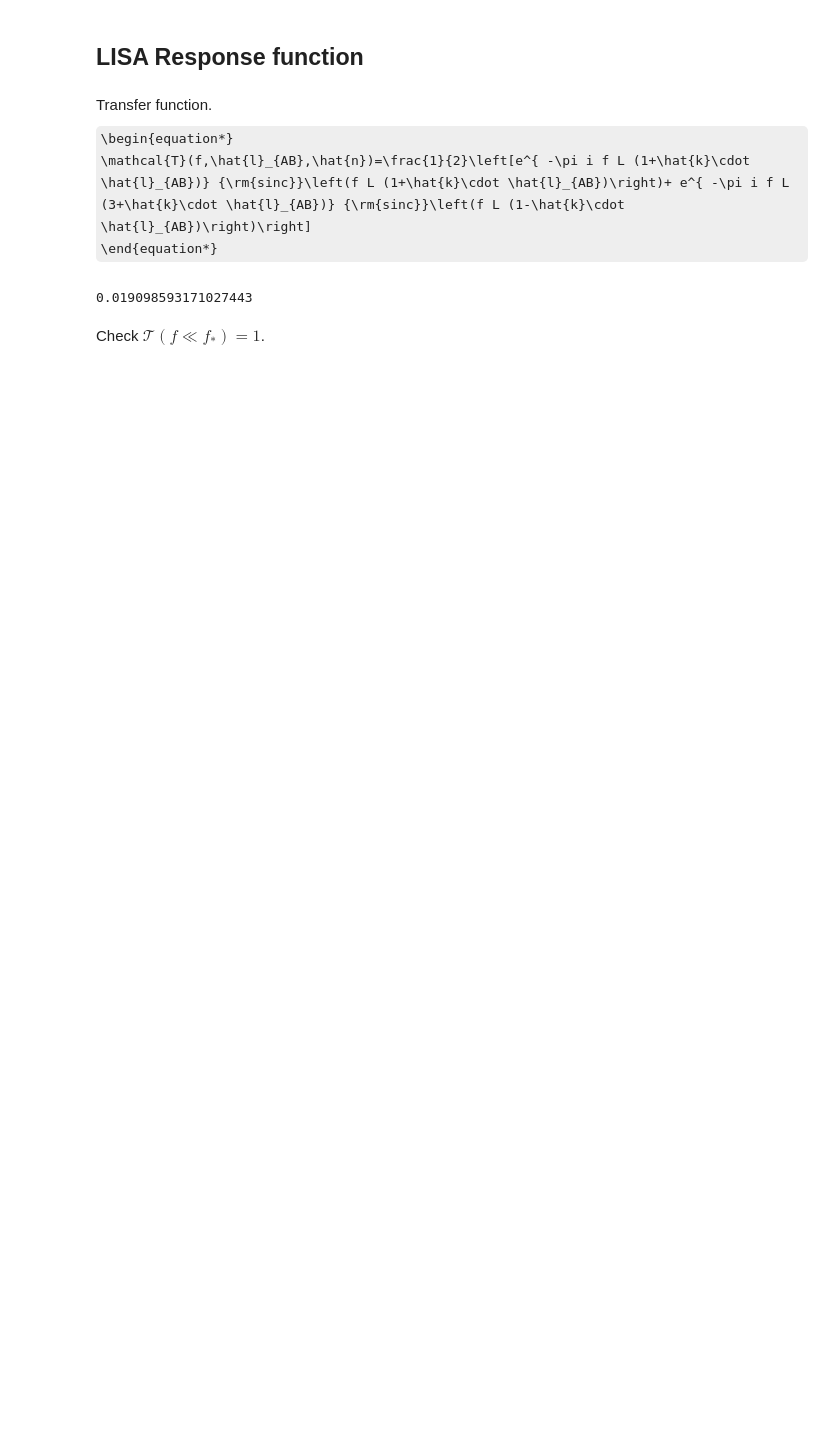
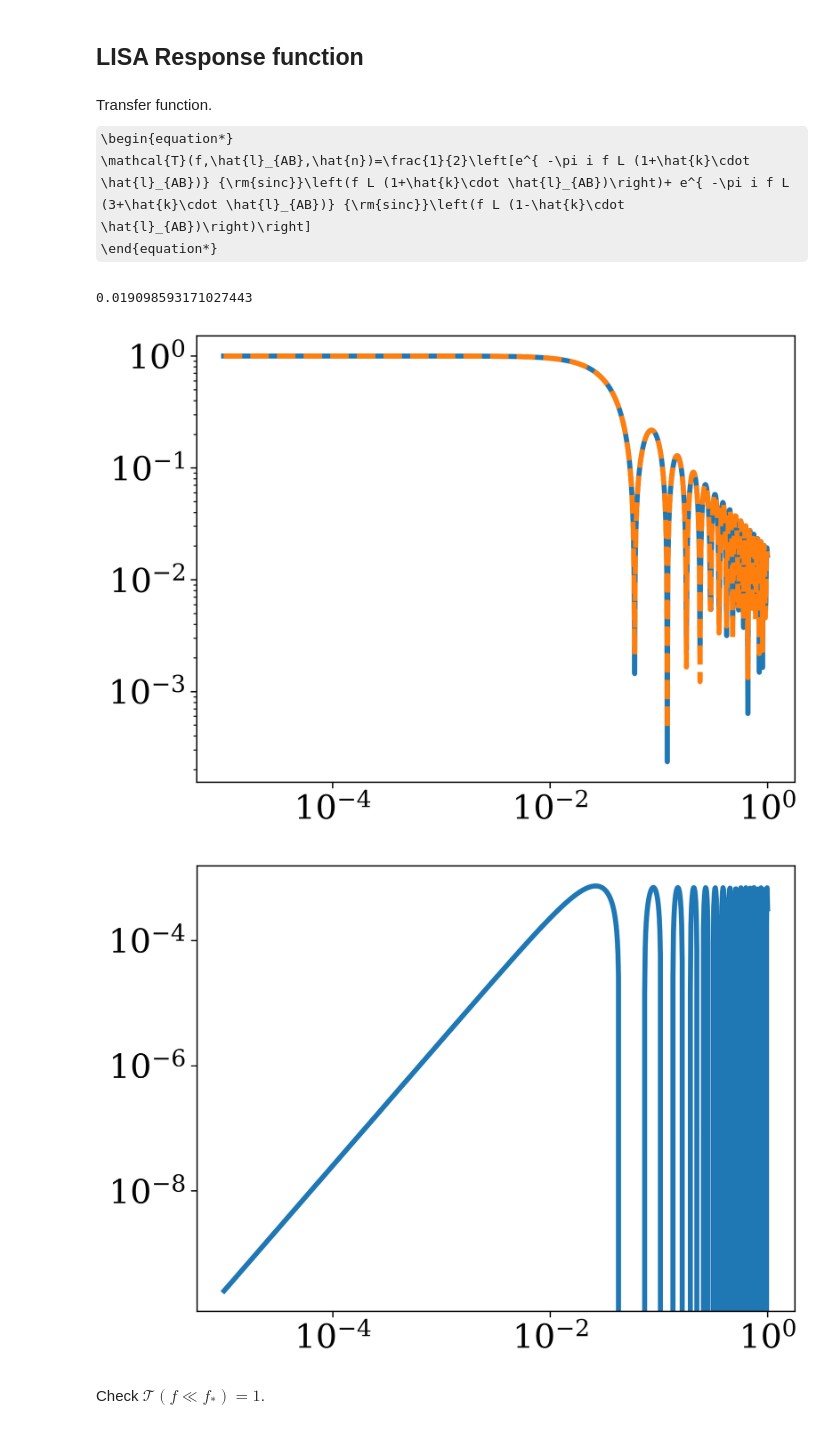
Before and after one commit to ilariacaporali/GWBird, a Jupyter notebook: LISA_angular_response.ipynb, the cells around one changed output. Drawn from its saved outputs; the diff is of its cells as text; code cells hidden in the pictures; some formulas as TeX source; blank space fills up the shorter version.

```diff
--- a/LISA_angular_response.ipynb
+++ b/LISA_angular_response.ipynb
@@ -78,6 +87,48 @@ def F_cal (l,Omega,f_vec,f_star):
 print(3e8/(2*np.pi*2.5e9))
 # %% [output]
 0.019098593171027443
+# %%
+# check the transfer function
+
+# Build the transfer function
+def F(l,Omega,f_vec,f_star):
+    inner = np.einsum('i,i',l,Omega)
+    return 1/2 * (  np.sinc(f_vec/2/np.pi/f_star * (1-inner)) * np.exp(-1j*f_vec/2/f_star * (3+inner))\
+                                    + np.sinc(f_vec/2/np.pi/f_star * (1+inner)) * np.exp(-1j*f_vec/2/f_star * (1+inner)))
+
+Omega_local = np.round(np.array([np.cos(0)*np.sin(0),np.sin(0)*np.sin(0),np.cos(0)]),20)
+
+f = np.logspace(-5,0,1000)
+f_star = c/2/np.pi/L # [Hz]
+lBA = xB - xA
+
+F = F(lBA,Omega_local,f,f_star)
+
+theta = np.array(0)
+phi = np.array(0)
+theta = np.expand_dims(theta, axis=(0,1))
+phi = np.expand_dims(phi, axis=(0,1))
+F_GWBird = nell.get_tf(f, 'LISA 1', theta, phi, 0, shift_angle=None)
+
+F_GWBird = np.squeeze(F_GWBird)
+
+# plot
+
+plt.figure()
+plt.plot(f, np.abs(F))
+plt.plot(f, np.abs(F_GWBird), linestyle='--')
+plt.xscale('log')
+plt.yscale('log')
+plt.show()
+
+plt.figure()
+plt.plot(f, F- F_GWBird)
+plt.xscale('log')
+plt.yscale('log')
+plt.show()
+# %% [output]
+[figure, added]
+[figure, added]
 # %% [markdown]
 Check $\mathcal{T} (f\ll f_*) = 1$.
 # %%
```
Also changed, not shown: parts of 39 cells of this notebook, 9 other files.
